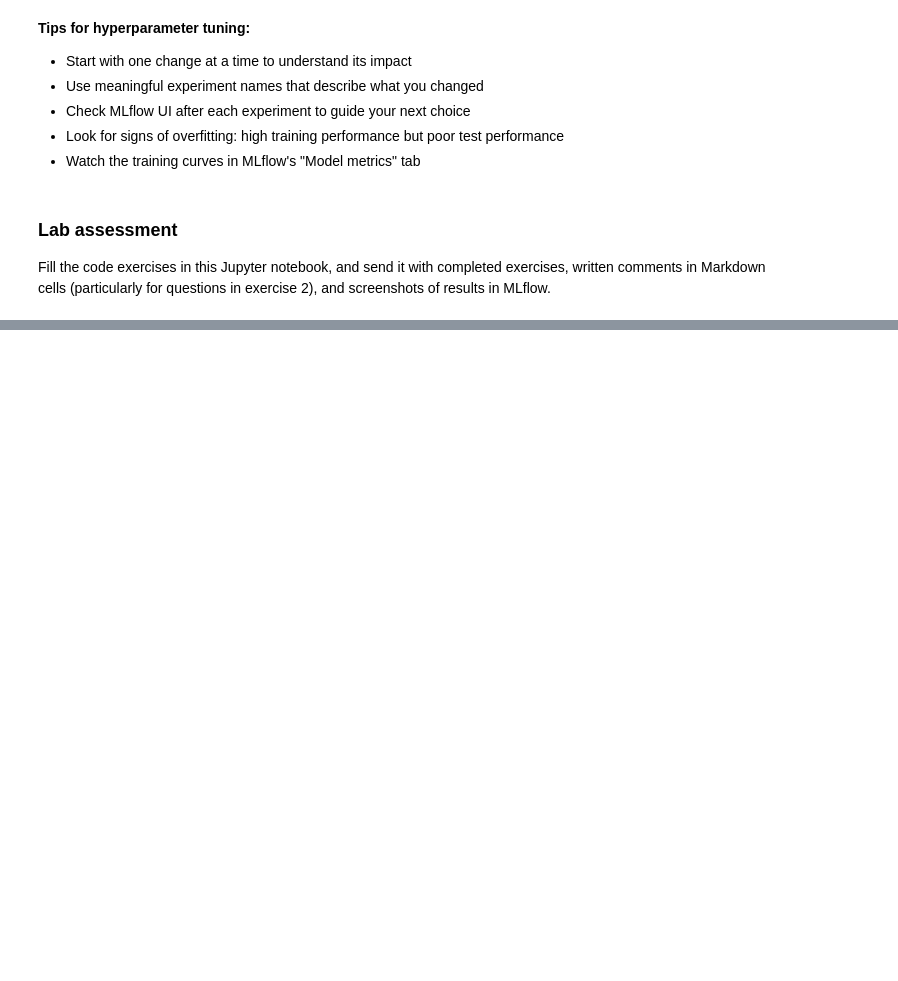
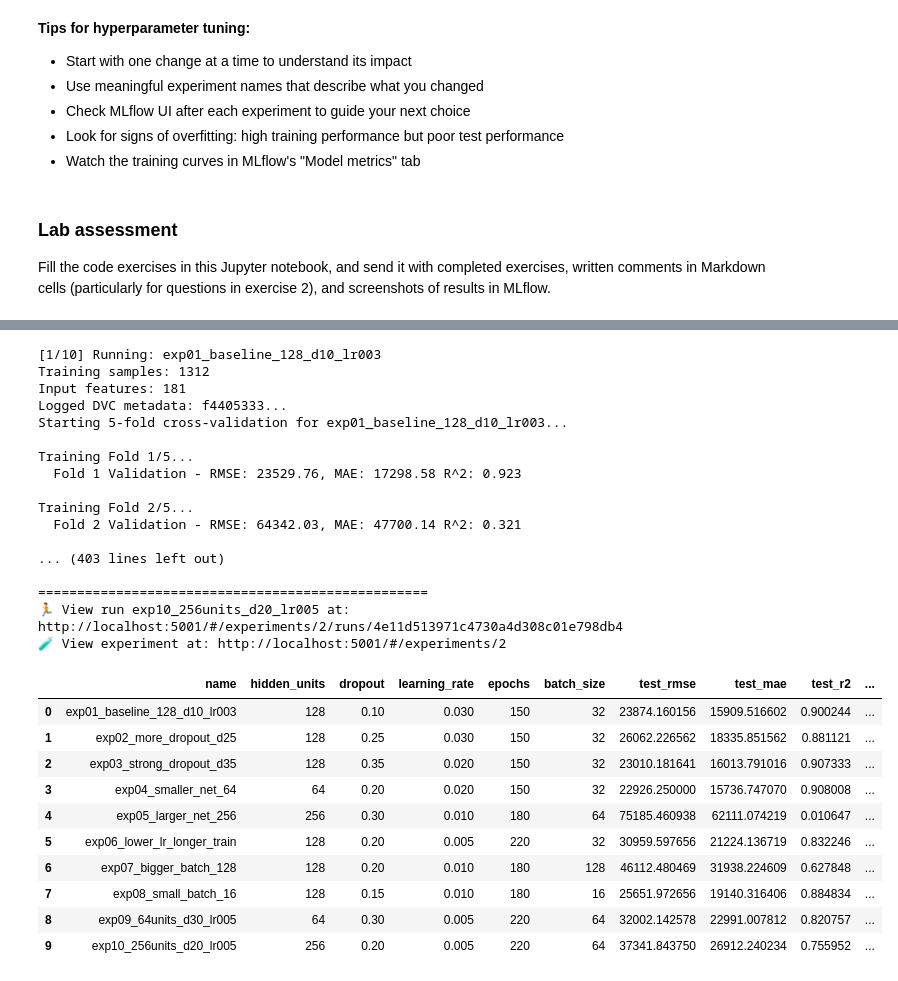
Before and after one commit to MagiMM/Lab5-MLOps, a Jupyter notebook: LAB_INSTRUCTION_2_MLFLOW.ipynb, the cells around one changed output, grey strips where cells are left out. Drawn from its saved outputs; the diff is of its cells as text; code cells hidden in the pictures; blank space fills up the shorter version.

```diff
--- a/LAB_INSTRUCTION_2_MLFLOW.ipynb
+++ b/LAB_INSTRUCTION_2_MLFLOW.ipynb
@@ -1080,0 +1220,56 @@ Fill the code exercises in this Jupyter notebook, and send it with completed exe
+# %%
+# Running all experiments
+all_results = []
+
+for i, experiment_config in enumerate(configs, start=1):
+    training_config = base_config | experiment_config
+    print(f"\n[{i}/{len(configs)}] Running: {training_config['name']}")
+
+    trainer = PyTorchTrainer(training_config["model_class"], training_config)
+    results = trainer.fit(X_train, y_train_log, X_test, y_test)
+
+    all_results.append({
+        "name": training_config["name"],
+        "hidden_units": training_config["hidden_units"],
+        "dropout": training_config["dropout"],
+        "learning_rate": training_config["learning_rate"],
+        "epochs": training_config["epochs"],
+        "batch_size": training_config["batch_size"],
+        "test_rmse": results["rmse"],
+        "test_mae": results["mae"],
+        "test_r2": results["r2"],
+        "cv_r2_mean": results["cv_r2_mean"],
+        "cv_r2_std": results["cv_r2_std"],
+    })
+
+results_df = pd.DataFrame(all_results)
+results_df
+# %% [output]
+[1/10] Running: exp01_baseline_128_d10_lr003
+Training samples: 1312
+Input features: 181
+Logged DVC metadata: f4405333...
+Starting 5-fold cross-validation for exp01_baseline_128_d10_lr003...
+
+Training Fold 1/5...
+  Fold 1 Validation - RMSE: 23529.76, MAE: 17298.58 R^2: 0.923
+
+Training Fold 2/5...
+  Fold 2 Validation - RMSE: 64342.03, MAE: 47700.14 R^2: 0.321
+
+... (403 lines left out)
+
+==================================================
+🏃 View run exp10_256units_d20_lr005 at: http://localhost:5001/#/experiments/2/runs/4e11d513971c4730a4d308c01e798db4
+🧪 View experiment at: http://localhost:5001/#/experiments/2
+|  | name | hidden_units | dropout | learning_rate | epochs | batch_size | test_rmse | test_mae | test_r2 | ... |
+| 0 | exp01_baseline_128_d10_lr003 | 128 | 0.10 | 0.030 | 150 | 32 | 23874.160156 | 15909.516602 | 0.900244 | ... |
+| 1 | exp02_more_dropout_d25 | 128 | 0.25 | 0.030 | 150 | 32 | 26062.226562 | 18335.851562 | 0.881121 | ... |
+| 2 | exp03_strong_dropout_d35 | 128 | 0.35 | 0.020 | 150 | 32 | 23010.181641 | 16013.791016 | 0.907333 | ... |
+| 3 | exp04_smaller_net_64 | 64 | 0.20 | 0.020 | 150 | 32 | 22926.250000 | 15736.747070 | 0.908008 | ... |
+| 4 | exp05_larger_net_256 | 256 | 0.30 | 0.010 | 180 | 64 | 75185.460938 | 62111.074219 | 0.010647 | ... |
+| 5 | exp06_lower_lr_longer_train | 128 | 0.20 | 0.005 | 220 | 32 | 30959.597656 | 21224.136719 | 0.832246 | ... |
+| 6 | exp07_bigger_batch_128 | 128 | 0.20 | 0.010 | 180 | 128 | 46112.480469 | 31938.224609 | 0.627848 | ... |
+| 7 | exp08_small_batch_16 | 128 | 0.15 | 0.010 | 180 | 16 | 25651.972656 | 19140.316406 | 0.884834 | ... |
+| 8 | exp09_64units_d30_lr005 | 64 | 0.30 | 0.005 | 220 | 64 | 32002.142578 | 22991.007812 | 0.820757 | ... |
+| 9 | exp10_256units_d20_lr005 | 256 | 0.20 | 0.005 | 220 | 64 | 37341.843750 | 26912.240234 | 0.755952 | ... |
```
Also changed, not shown: parts of 9 cells of this notebook.
